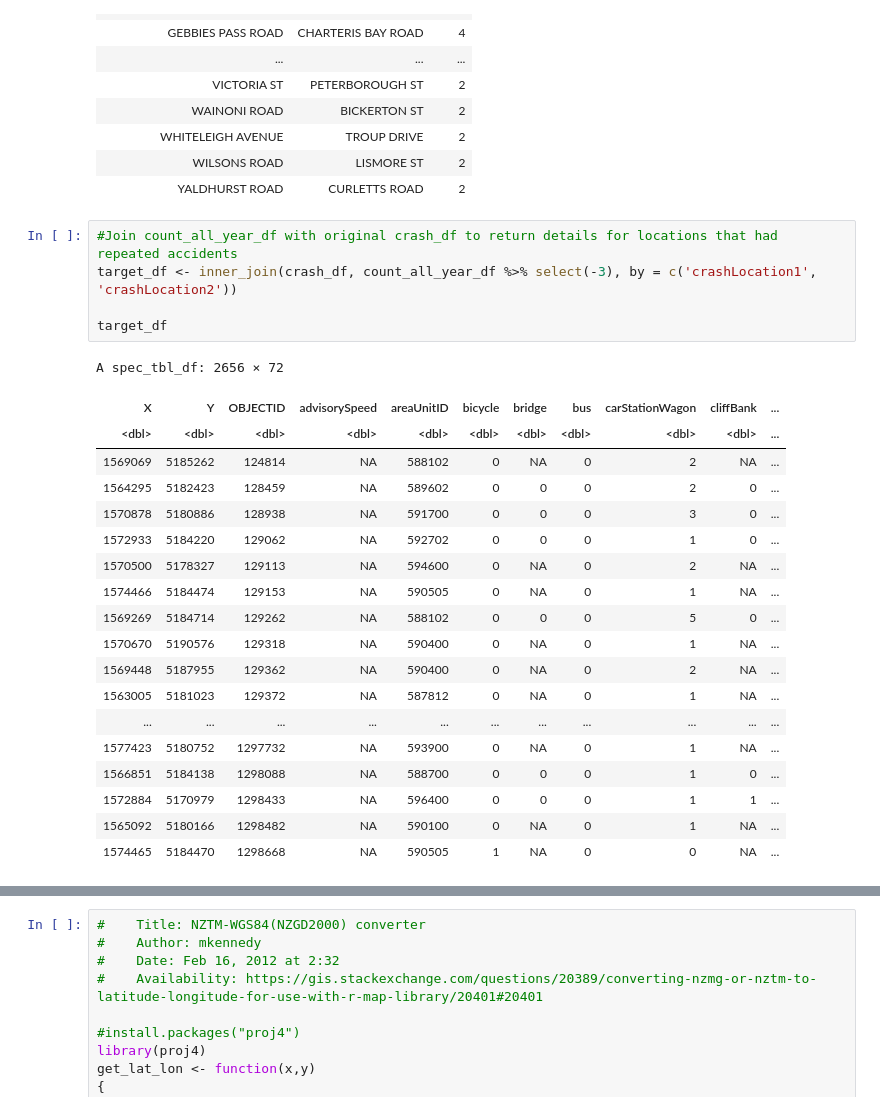
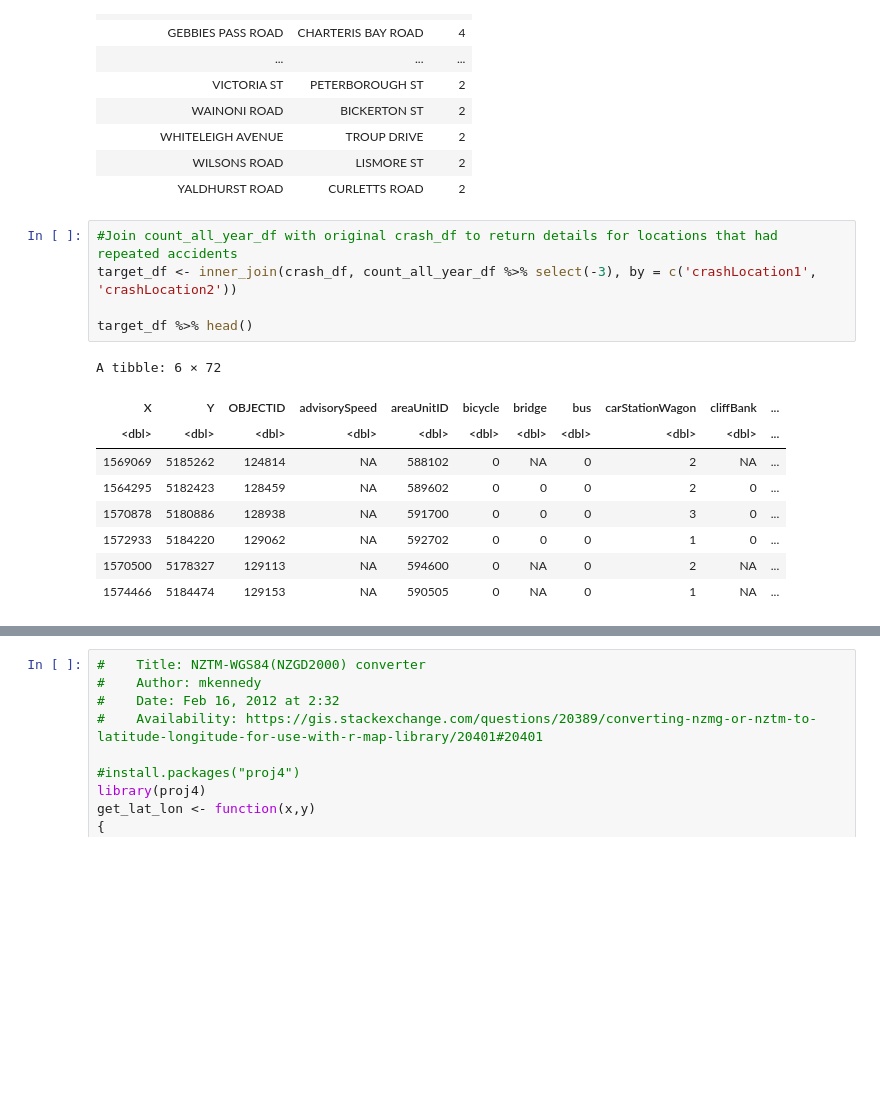
Before and after one commit to zelta1990/DATA422-Group-Project, a Jupyter notebook: group_project.ipynb, the cells around one changed output, grey strips where cells are left out. Cells and saved outputs as stored; diff of their text form; blank space fills up the shorter version.

```diff
--- a/group_project.ipynb
+++ b/group_project.ipynb
@@ -121,25 +121,15 @@ A spec_tbl_df: 207 × 3
 # %%
 #Join count_all_year_df with original crash_df to return details for locations that had repeated accidents
 target_df <- inner_join(crash_df, count_all_year_df %>% select(-3), by = c('crashLocation1', 'crashLocation2'))
 
-target_df
+target_df %>% head()
 # %% [output]
-A spec_tbl_df: 2656 × 72
+A tibble: 6 × 72
 | X | Y | OBJECTID | advisorySpeed | areaUnitID | bicycle | bridge | bus | carStationWagon | cliffBank | ... |
 | <dbl> | <dbl> | <dbl> | <dbl> | <dbl> | <dbl> | <dbl> | <dbl> | <dbl> | <dbl> | ... |
 | 1569069 | 5185262 | 124814 | NA | 588102 | 0 | NA | 0 | 2 | NA | ... |
 | 1564295 | 5182423 | 128459 | NA | 589602 | 0 | 0 | 0 | 2 | 0 | ... |
 | 1570878 | 5180886 | 128938 | NA | 591700 | 0 | 0 | 0 | 3 | 0 | ... |
 | 1572933 | 5184220 | 129062 | NA | 592702 | 0 | 0 | 0 | 1 | 0 | ... |
 | 1570500 | 5178327 | 129113 | NA | 594600 | 0 | NA | 0 | 2 | NA | ... |
 | 1574466 | 5184474 | 129153 | NA | 590505 | 0 | NA | 0 | 1 | NA | ... |
-| 1569269 | 5184714 | 129262 | NA | 588102 | 0 | 0 | 0 | 5 | 0 | ... |
-| 1570670 | 5190576 | 129318 | NA | 590400 | 0 | NA | 0 | 1 | NA | ... |
-| 1569448 | 5187955 | 129362 | NA | 590400 | 0 | NA | 0 | 2 | NA | ... |
-| 1563005 | 5181023 | 129372 | NA | 587812 | 0 | NA | 0 | 1 | NA | ... |
-| ... | ... | ... | ... | ... | ... | ... | ... | ... | ... | ... |
-| 1577423 | 5180752 | 1297732 | NA | 593900 | 0 | NA | 0 | 1 | NA | ... |
-| 1566851 | 5184138 | 1298088 | NA | 588700 | 0 | 0 | 0 | 1 | 0 | ... |
-| 1572884 | 5170979 | 1298433 | NA | 596400 | 0 | 0 | 0 | 1 | 1 | ... |
-| 1565092 | 5180166 | 1298482 | NA | 590100 | 0 | NA | 0 | 1 | NA | ... |
-| 1574465 | 5184470 | 1298668 | NA | 590505 | 1 | NA | 0 | 0 | NA | ... |
```
Also changed, not shown: parts of 1 cell of this notebook.
